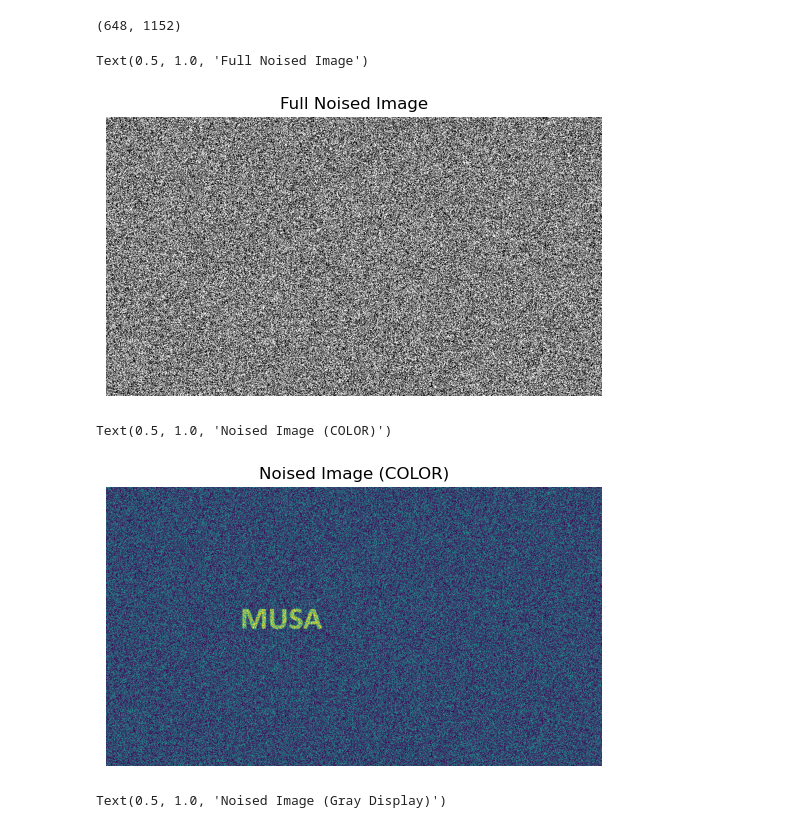
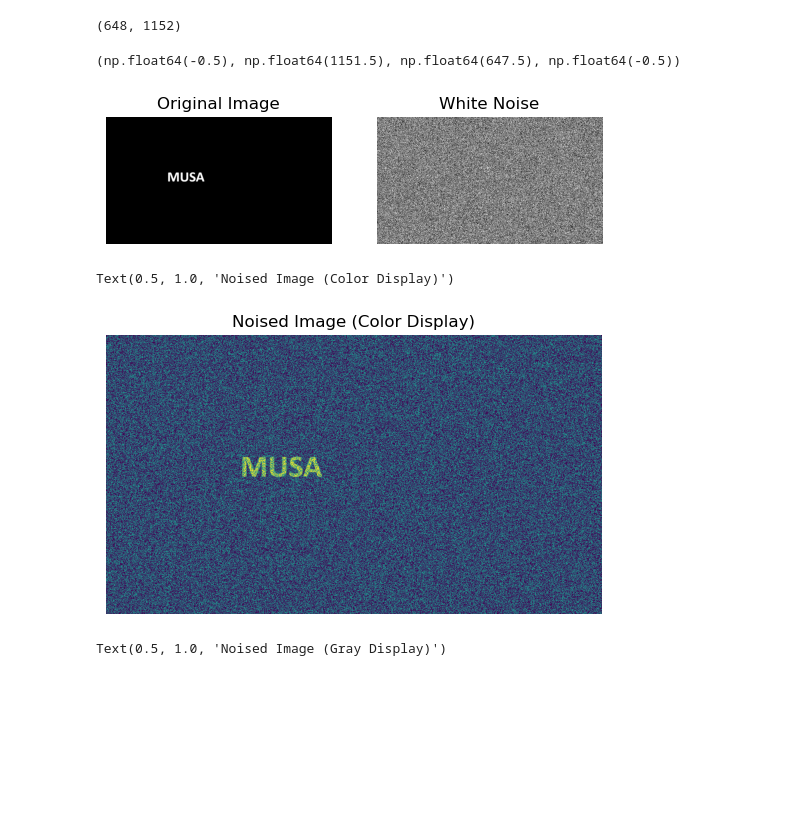
Before and after one commit to musayoncalik/Digital_Image_Analysis, a Jupyter notebook: week_4_Morphological_Image_Processing.ipynb, the cells around one changed output. Drawn from its saved outputs; the diff is of its cells as text; code cells hidden in the pictures; blank space fills up the shorter version.

```diff
--- a/week_4_Morphological_Image_Processing.ipynb
+++ b/week_4_Morphological_Image_Processing.ipynb
@@ -141,23 +139,29 @@ new_img.shape
 white_noise = np.random.randint(0,2,size = new_img.shape[:2])
 white_noise *= 255
 # %%
-plt.imshow(white_noise,cmap="gray")
-plt.axis("off")
-plt.title("Full Noised Image")
+plt.subplot(1,2,1)
+plt.imshow(new_img,cmap='gray')
+plt.title('Original Image')
+plt.axis('off')
+
+plt.subplot(1,2,2)
+plt.imshow(white_noise,cmap='gray')
+plt.title('White Noise')
+plt.axis('off')
 # %% [output]
-Text(0.5, 1.0, 'Full Noised Image')
+(np.float64(-0.5), np.float64(1151.5), np.float64(647.5), np.float64(-0.5))
-[figure, old version]
+[figure, new version]
 # %%
 # Orijinal görüntüye (new_img) beyaz gürültü (white_noise) eklenir.
-my_noised_img = white_noise + new_img  # Her piksel değeri rastgele beyaz gürültü ile artırılıyor
+# Sonuç: gürültülü (noised) görüntü elde edilir.
 
-# Görüntüyü ekranda göster
-plt.imshow(my_noised_img)   # Renkli/varsayılan gösterim
-plt.axis('off')             # Eksenleri gizle
-plt.title('Noised Image (COLOR)')  # Başlık ekle
+my_noised_img = white_noise + new_img
+plt.imshow(my_noised_img)
+plt.axis('off')
+plt.title('Noised Image (Color Display)')
 # %% [output]
-Text(0.5, 1.0, 'Noised Image (COLOR)')
+Text(0.5, 1.0, 'Noised Image (Color Display)')
-[figure, old version]
+[figure, new version]
 # %%
 # Orijinal gri tonlamalı görüntü (new_img) üzerine rastgele beyaz gürültü
 #(white_noise) eklenir.
```
Also changed, not shown: parts of 12 cells of this notebook.
